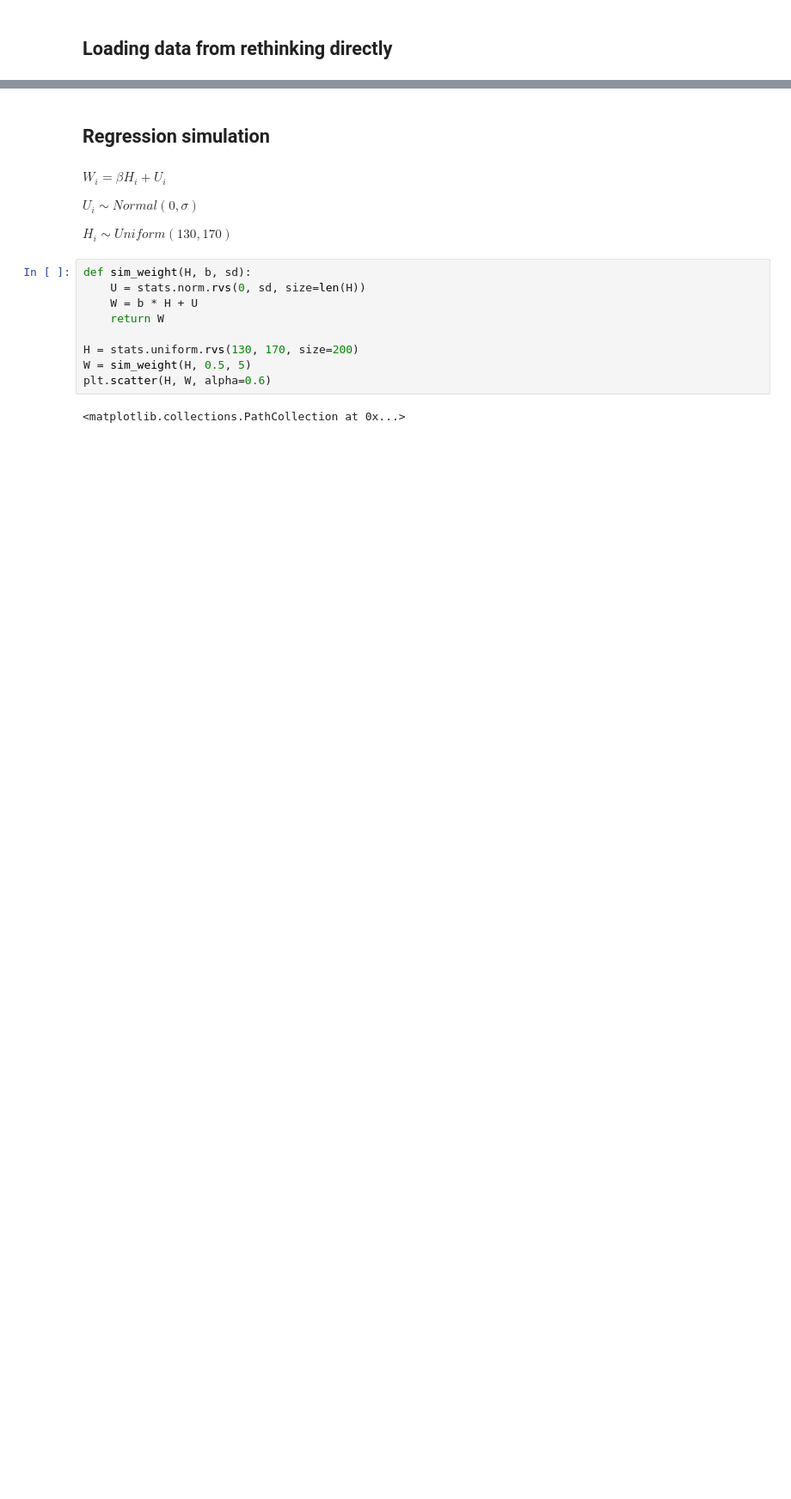
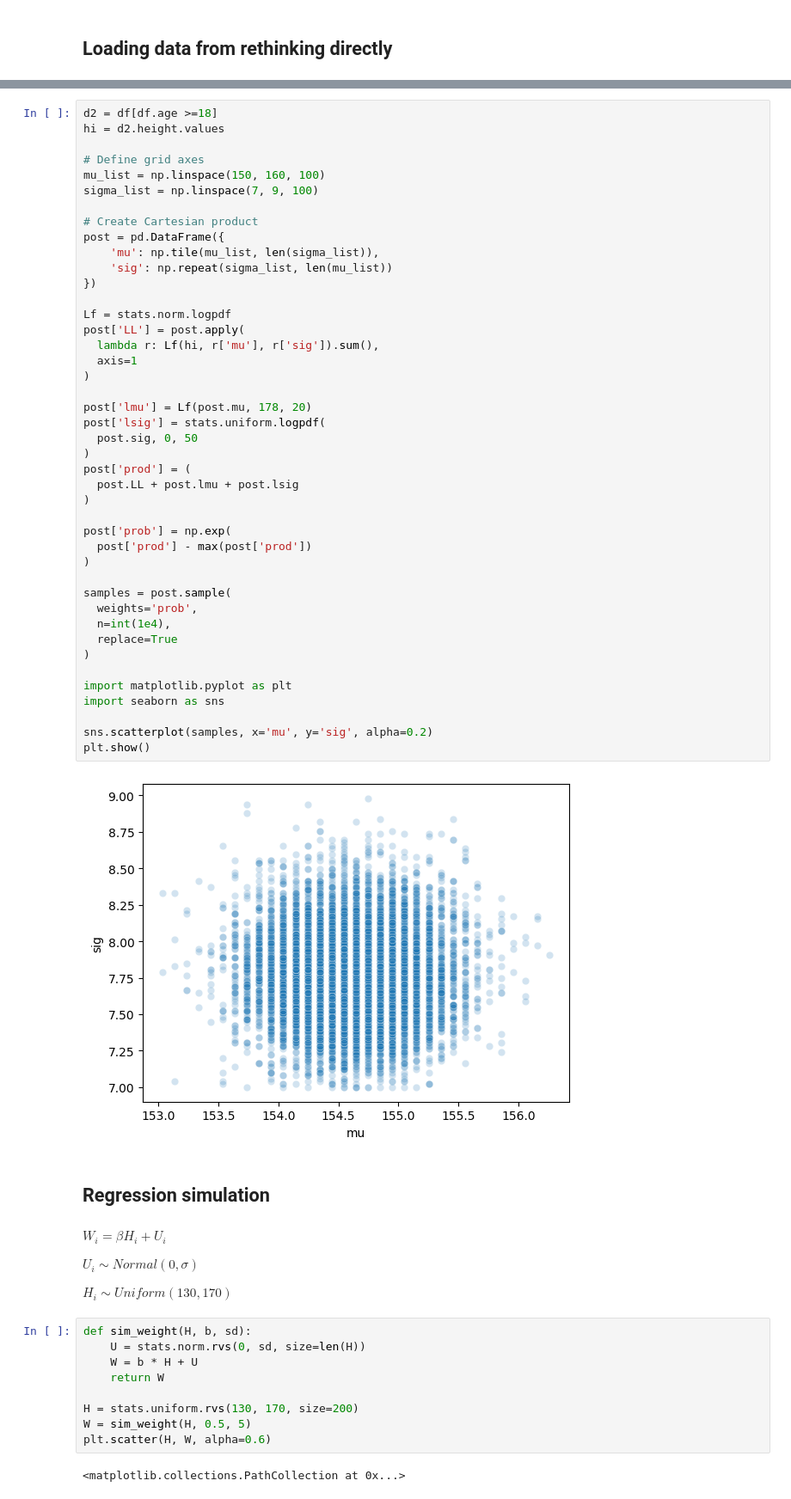
Before and after one commit to chrisdewa/christats, a Jupyter notebook: notebooks/rethinking/chatp4.ipynb, the cells around one changed output, grey strips where cells are left out. Shown at 86% size. Saved outputs shown, nothing was run; the diff lists cells and outputs as text; blank space fills up the shorter version.

```diff
--- a/notebooks/rethinking/chatp4.ipynb
+++ b/notebooks/rethinking/chatp4.ipynb
@@ -84,4 +105,49 @@ import matplotlib.pyplot as plt
 df: pd.DataFrame
+# %%
+d2 = df[df.age >=18]
+hi = d2.height.values
+
+# Define grid axes
+mu_list = np.linspace(150, 160, 100)
+sigma_list = np.linspace(7, 9, 100)
+
+# Create Cartesian product
+post = pd.DataFrame({
+    'mu': np.tile(mu_list, len(sigma_list)),
+    'sig': np.repeat(sigma_list, len(mu_list))
+})
+
+Lf = stats.norm.logpdf
+post['LL'] = post.apply(
+  lambda r: Lf(hi, r['mu'], r['sig']).sum(),
+  axis=1
+)
+
+post['lmu'] = Lf(post.mu, 178, 20)
+post['lsig'] = stats.uniform.logpdf(
+  post.sig, 0, 50
+)
+post['prod'] = (
+  post.LL + post.lmu + post.lsig
+)
+
+post['prob'] = np.exp(
+  post['prod'] - max(post['prod'])
+)
+
+samples = post.sample(
+  weights='prob',
+  n=int(1e4),
+  replace=True
+)
+
+import matplotlib.pyplot as plt
+import seaborn as sns
+
+sns.scatterplot(samples, x='mu', y='sig', alpha=0.2)
+plt.show()
+# %% [output]
+[figure, added]
 # %% [markdown]
 ## Regression simulation
 # %% [markdown]
```
Also changed, not shown: parts of 12 cells of this notebook, 1 other file.
